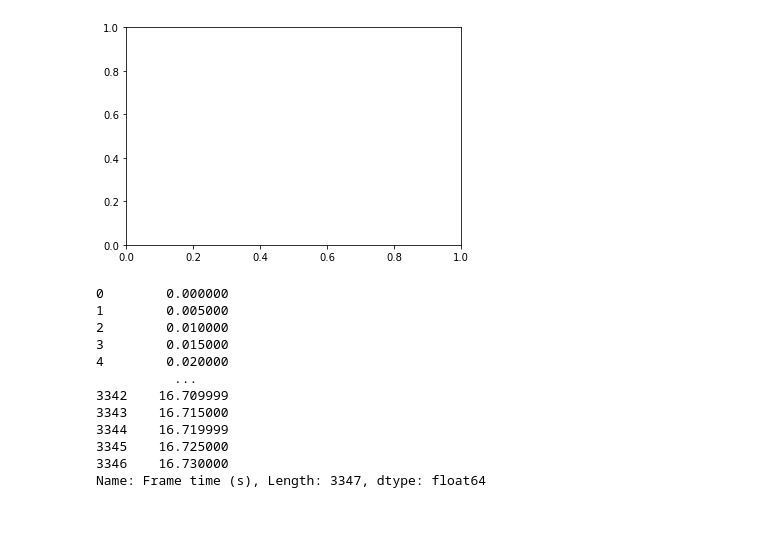
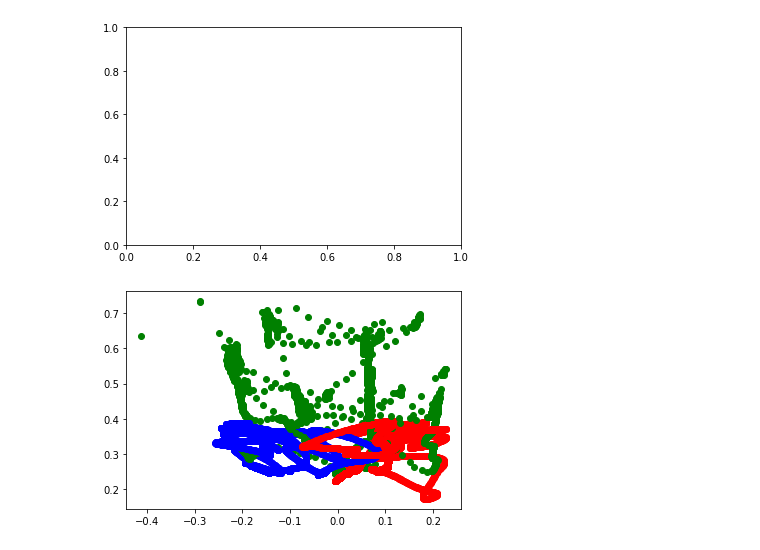
Before and after one commit to toelt-llc/KiPy, a Jupyter notebook: code/preprocessing.ipynb, the cells around one changed output. Cells and saved outputs as stored; diff of their text form; code cells hidden in the pictures; blank space fills up the shorter version.

```diff
--- a/code/preprocessing.ipynb
+++ b/code/preprocessing.ipynb
@@ -47,19 +63,30 @@ ani = FuncAnimation(fig, animate, frames=len(gazeX), interval=5, repeat=False)
 plt.show()
 # %% [output]
 [figure]
-# %%
-# What is the time interval between frames?
-time = results['Frame time (s)']
-# %% [output]
-0        0.000000
-1        0.005000
-2        0.010000
-3        0.015000
-4        0.020000
-          ...
-3342    16.709999
-3343    16.715000
-3344    16.719999
-3345    16.725000
-3346    16.730000
-Name: Frame time (s), Length: 3347, dtype: float64
+# %%
+# What is the time interval between frames?
+time = results['Frame time (s)']
+gazeX = results['Gaze_X']
+gazeY = results['Gaze_Y']
+
+# Right: Hand position X
+# Right: Hand position Y
+# Right: Hand speed
+rightX = results['Right: Hand position X']
+rightY = results['Right: Hand position Y']
+rightSpeed = results['Right: Hand speed']
+# Left hand
+leftX = results['Left: Hand position X']
+leftY = results['Left: Hand position Y']
+leftSpeed = results['Left: Hand speed']
+# %%
+fig = plt.figure()
+i = 0
+while i < len(gazeX):
+    plt.plot(rightX[i],rightY[i],'ro')
+    plt.plot(leftX[i],leftY[i],'bo')
+    plt.plot(gazeX[i],gazeY[i],'go')
+    i+=1
+plt.show()
+# %% [output]
+[figure, added]
```
Also changed, not shown: parts of 6 cells of this notebook, 2 other files.
